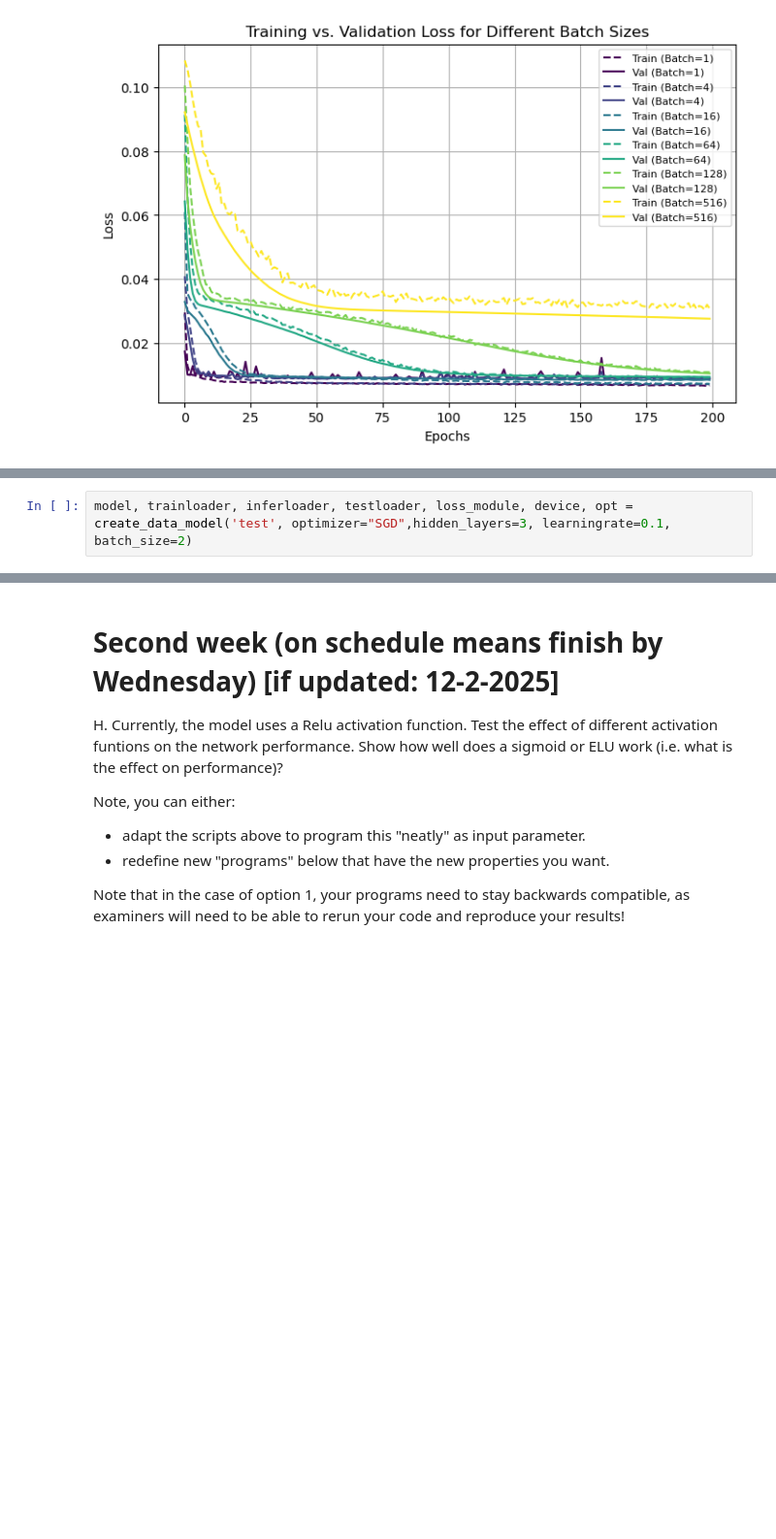
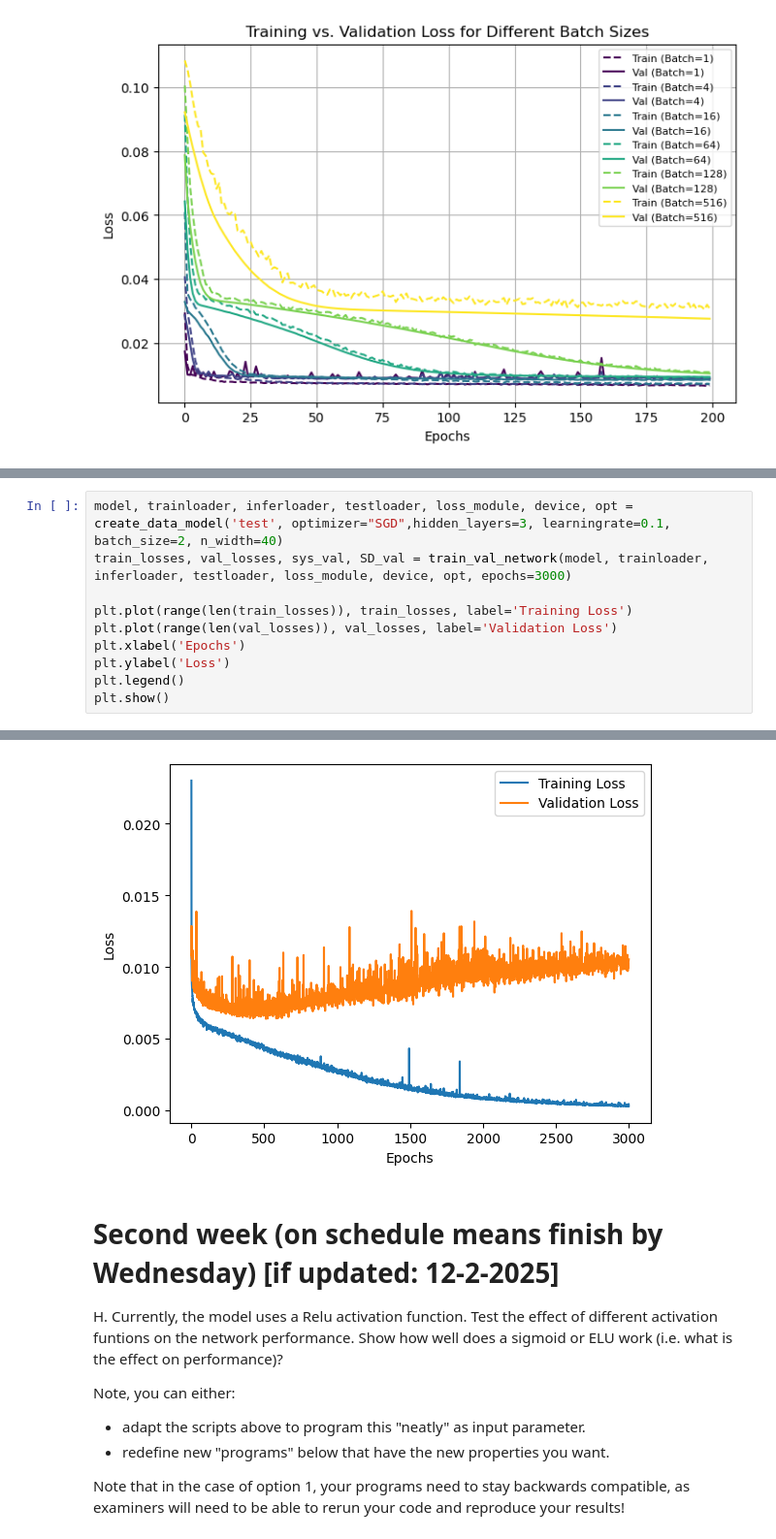
Before and after one commit to zoeazra/AI4MedicalImaging, a Jupyter notebook: Assignment 1/exercise_1.ipynb, the cells around one changed output, grey strips where cells are left out. Shown: that part at 97% size. Drawn from its saved outputs; the diff is of its cells as text; blank space fills up the shorter version.

```diff
--- a/Assignment 1/exercise_1.ipynb
+++ b/Assignment 1/exercise_1.ipynb
@@ -716,2 +818,11 @@ G.Chose 3 hidden layers, width of 40,  learning rate of 0.1 and batch size of 2.
 # %%
-model, trainloader, inferloader, testloader, loss_module, device, opt = create_data_model('test', optimizer="SGD",hidden_layers=3, learningrate=0.1, batch_size=2)
+model, trainloader, inferloader, testloader, loss_module, device, opt = create_data_model('test', optimizer="SGD",hidden_layers=3, learningrate=0.1, batch_size=2, n_width=40)
+train_losses, val_losses, sys_val, SD_val = train_val_network(model, trainloader, inferloader, testloader, loss_module, device, opt, epochs=3000)
+
+plt.plot(range(len(train_losses)), train_losses, label='Training Loss')
+plt.plot(range(len(val_losses)), val_losses, label='Validation Loss')
+plt.xlabel('Epochs')
+plt.ylabel('Loss')
+plt.legend()
+plt.show()
+# %% [output]
@@ -718,3 +830,4 @@ model, trainloader, inferloader, testloader, loss_module, device, opt = create_d
+[figure, added]
 # %% [markdown]
 # Second week (on schedule means finish by Wednesday) [if updated: 12-2-2025]
 H.	Currently, the model uses a Relu activation function. Test the effect of different activation funtions on the network performance. Show how well does a sigmoid or ELU work (i.e. what is the effect on performance)?
```
Also changed, not shown: parts of 24 cells of this notebook.
